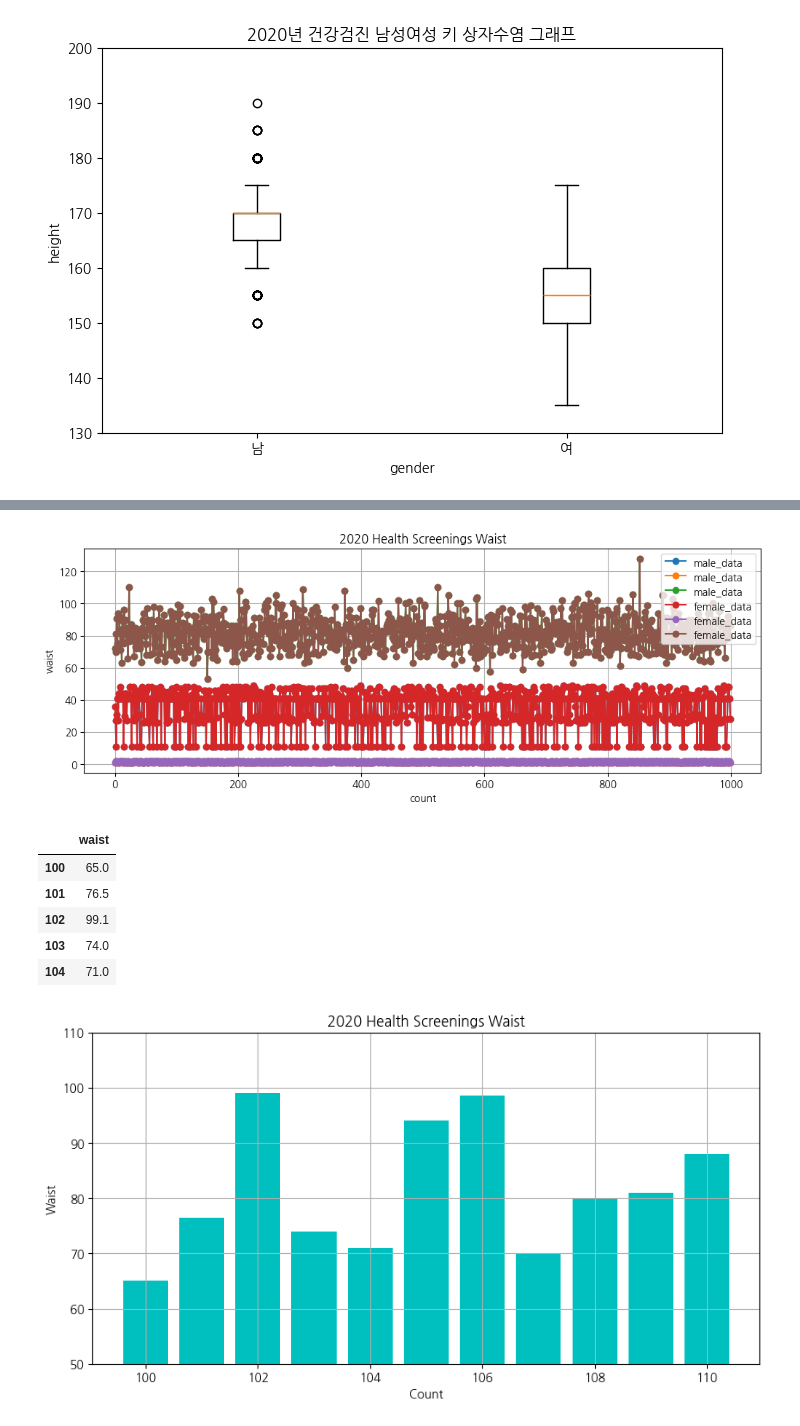
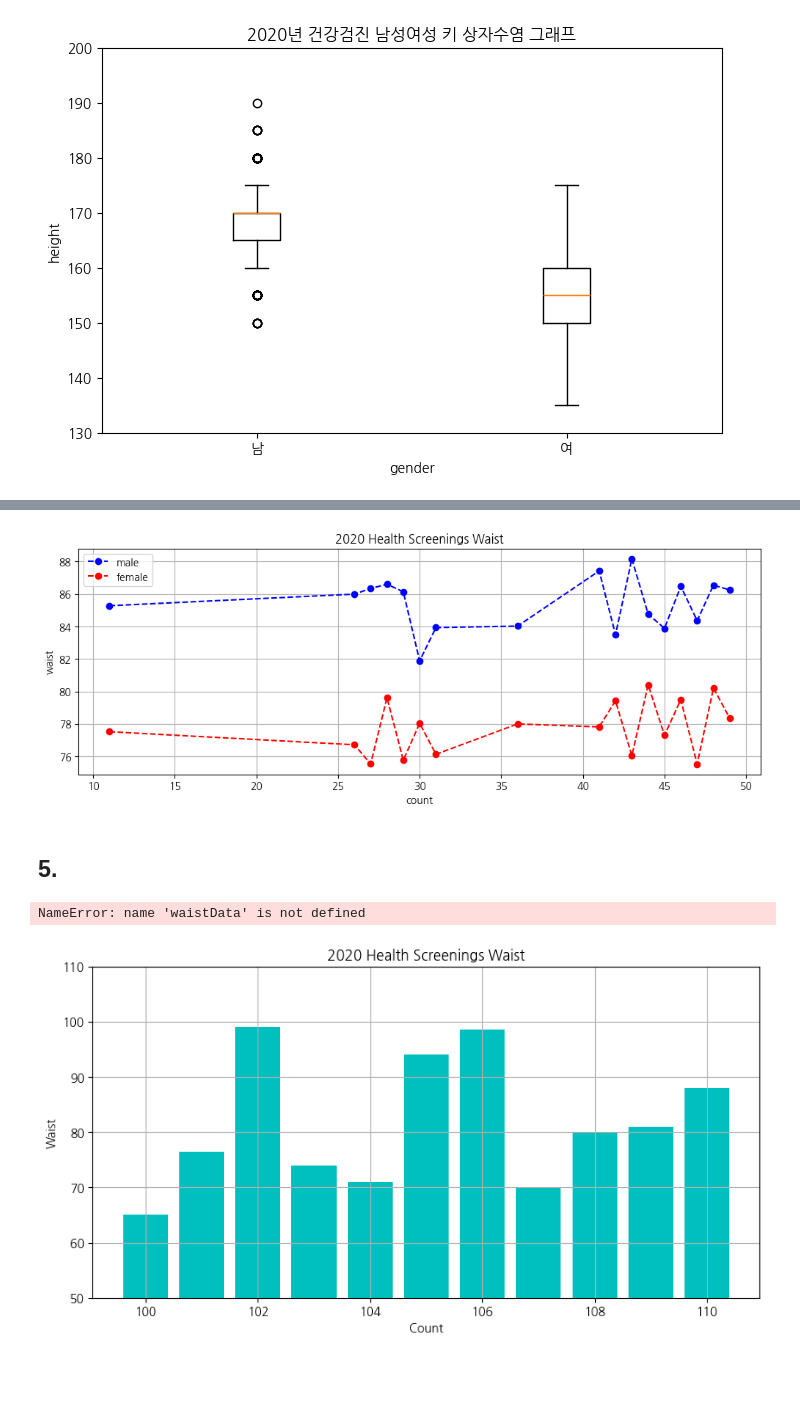
Before and after one commit to mykohbig7-ux/bigdata2026-basic, a Jupyter notebook: 20_health.ipynb, the cells around one changed output, grey strips where cells are left out. Saved outputs shown, nothing was run; the diff lists cells and outputs as text; code cells hidden in the pictures; blank space fills up the shorter version.

```diff
--- a/20_health.ipynb
+++ b/20_health.ipynb
@@ -221,31 +232,28 @@ import seaborn as sns
 # %%
 data = pd.read_excel('health_screenings_2020_1000ea.xlsx')
 data3 = data.loc[:,['city_code', 'gender', 'waist']]
 
 male_data = data3[data3['gender'] ==1].groupby('city_code')['waist'].mean()
 female_data = data3[data3['gender'] ==2].groupby('city_code')['waist'].mean()
 
 plt.figure(figsize=(12, 4))
-plt.plot(data3, marker='o', label='male_data')
-plt.plot(data3, marker='o', label='female_data')
+plt.plot(male_data, 'bo--', label='male')
+plt.plot(female_data, 'ro--', label='female')
 
 plt.xlabel('count')
 plt.ylabel('waist')
 plt.title('2020 Health Screenings Waist')
 plt.legend()
 plt.grid()
 plt.show()
 # %% [output]
-[figure, old version]
+[figure, new version]
+# %% [markdown]
+## 5.
 # %%
-waistdata.head()
+waistData.head()
 # %% [output]
-|  | waist |
-| 100 | 65.0 |
-| 101 | 76.5 |
-| 102 | 99.1 |
-| 103 | 74.0 |
-| 104 | 71.0 |
+NameError: name 'waistData' is not defined
 # %%
 data3 = data.loc[:,['city_code', 'gender', 'waist']]
 
```
Also changed, not shown: parts of 16 cells of this notebook.
